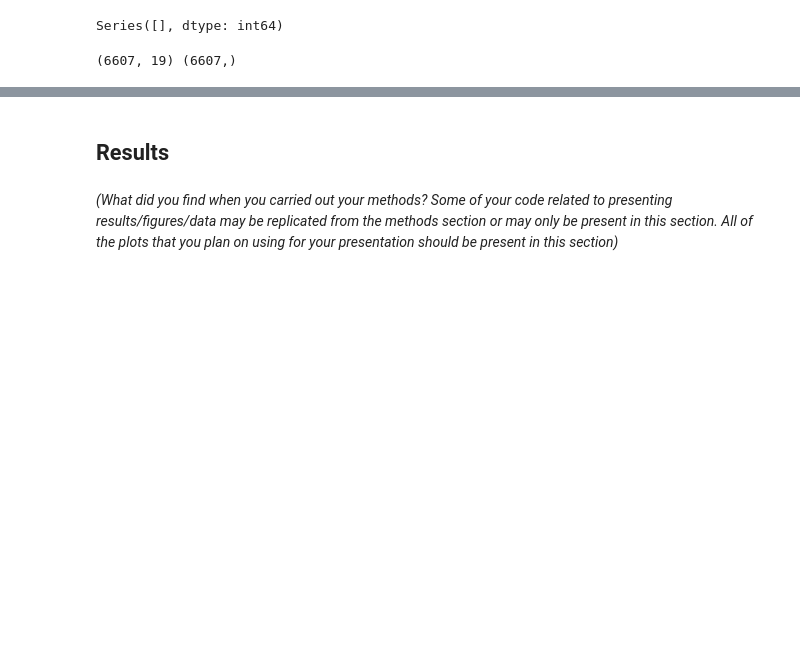
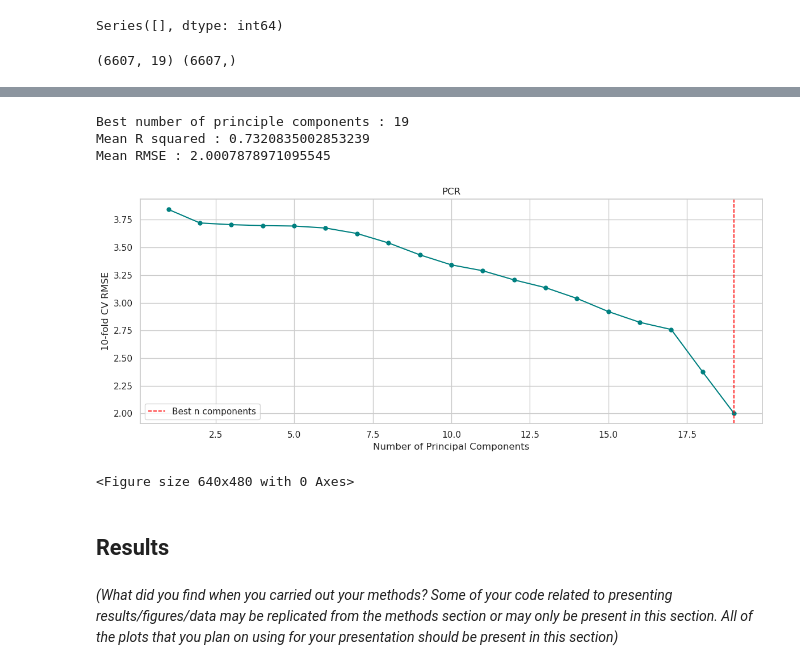
Before and after one commit to MintMena/CMSE381-Project, a Jupyter notebook: CMSE381-Project.ipynb, the cells around one changed output, grey strips where cells are left out. Drawn from its saved outputs; the diff is of its cells as text; code cells hidden in the pictures; blank space fills up the shorter version.

```diff
--- a/CMSE381-Project.ipynb
+++ b/CMSE381-Project.ipynb
@@ -309,3 +373,41 @@ print(X.shape, y.shape)
+# %%
+# cross validation over number of components
+n_features = X.shape[1]
+cv_rmse_pcr = []
+
+for n_comp in range(1, n_features + 1):
+    pcr_best = Pipeline([("pca", PCA(n_components = n_comp)), ("ols", LinearRegression())])
+    mse_cv = cross_val_score(pcr_best, X, y, cv = kf, scoring = "neg_mean_squared_error")
+    cv_rmse_pcr.append(np.sqrt(-mse_cv).mean())
+
+best_n_comp = np.argmin(cv_rmse_pcr) + 1
+
+r2_pcr  = cross_val_score(pcr_best, X, y, cv = kf, scoring = "r2")
+mse_pcr = cross_val_score(pcr_best, X, y, cv = kf, scoring = "neg_mean_squared_error")
+rmse_pcr = np.sqrt(-mse_pcr)
+
+print("Best number of principle components :", best_n_comp)
+print("Mean R squared :", r2_pcr.mean())
+print("Mean RMSE :", rmse_pcr.mean())
+# %% [output]
+Best number of principle components : 19
+Mean R squared : 0.7320835002853239
+Mean RMSE : 2.0007878971095545
+# %%
+# Plot for PCR
+fig, ax = plt.subplots(figsize = (12, 5))
+ax.plot(range(1, n_features + 1), cv_rmse_pcr, marker = "o", color = "teal", markersize = 5)
+ax.axvline(best_n_comp, color = "red", linestyle = "--", linewidth = 1.2, label = "Best n components")
+ax.set_xlabel("Number of Principal Components")
+ax.set_ylabel("10-fold CV RMSE")
+ax.set_title("PCR")
+ax.legend()
+plt.tight_layout()
+plt.show()
+plt.savefig("fig_pcr_cv.png", dpi = 150, bbox_inches = "tight")
+# %% [output]
+[figure, added]
+<Figure size 640x480 with 0 Axes>
 # %% [markdown]
 ## Results
 # %% [markdown]
```
Also changed, not shown: parts of 7 cells of this notebook.
